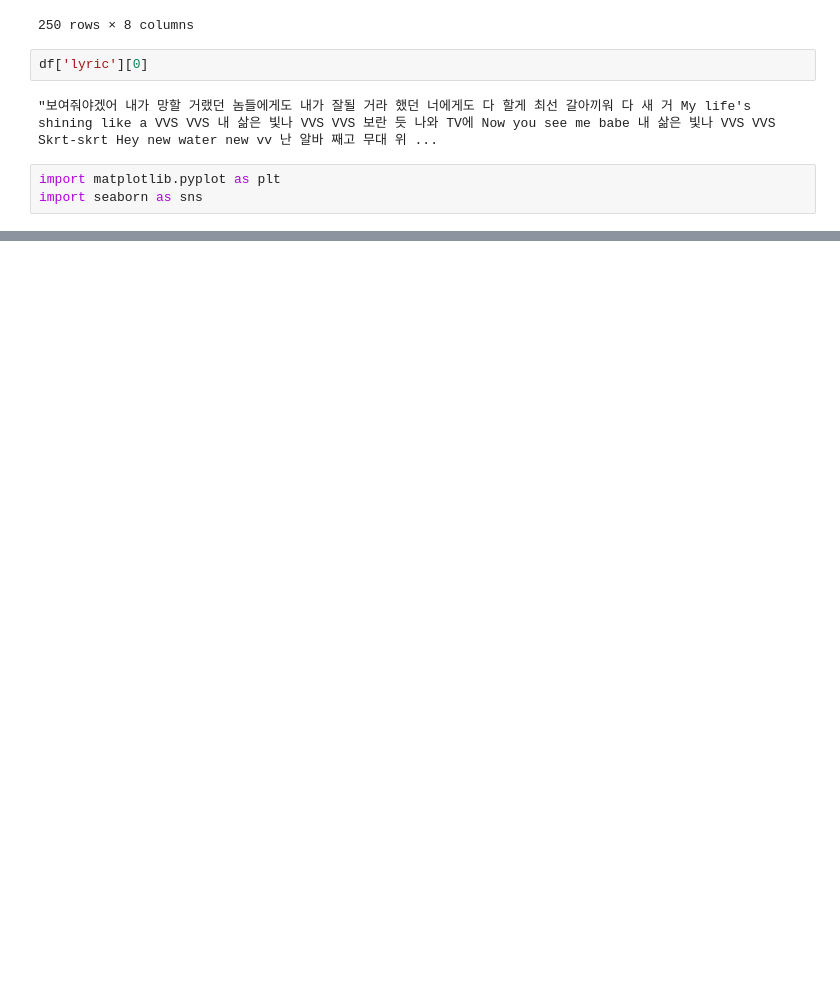
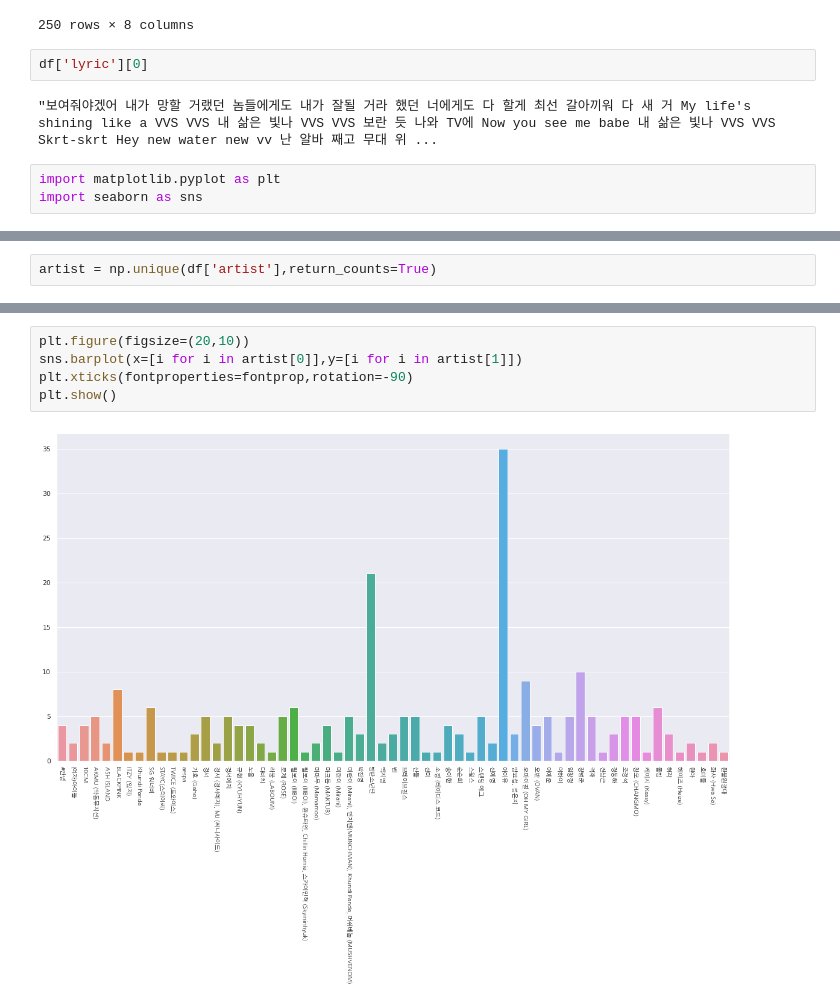
Before and after one commit to EG-L/Project, a Jupyter notebook: Melon_chart.ipynb, the cells around one changed output, grey strips where cells are left out. Saved outputs shown, nothing was run; the diff lists cells and outputs as text; blank space fills up the shorter version.

```diff
--- a/Melon_chart.ipynb
+++ b/Melon_chart.ipynb
@@ -111,0 +123,2 @@ Successfully installed JPype1-py3-0.5.5.4 coveralls-1.1 konlp-0.0.16 pyjnius-1.3
+# %%
+artist = np.unique(df['artist'],return_counts=True)
@@ -111,0 +145,7 @@ Successfully installed JPype1-py3-0.5.5.4 coveralls-1.1 konlp-0.0.16 pyjnius-1.3
+# %%
+plt.figure(figsize=(20,10))
+sns.barplot(x=[i for i in artist[0]],y=[i for i in artist[1]])
+plt.xticks(fontproperties=fontprop,rotation=-90)
+plt.show()
+# %% [output]
+[figure, added]
```
Also changed, not shown: parts of 17 cells of this notebook.
